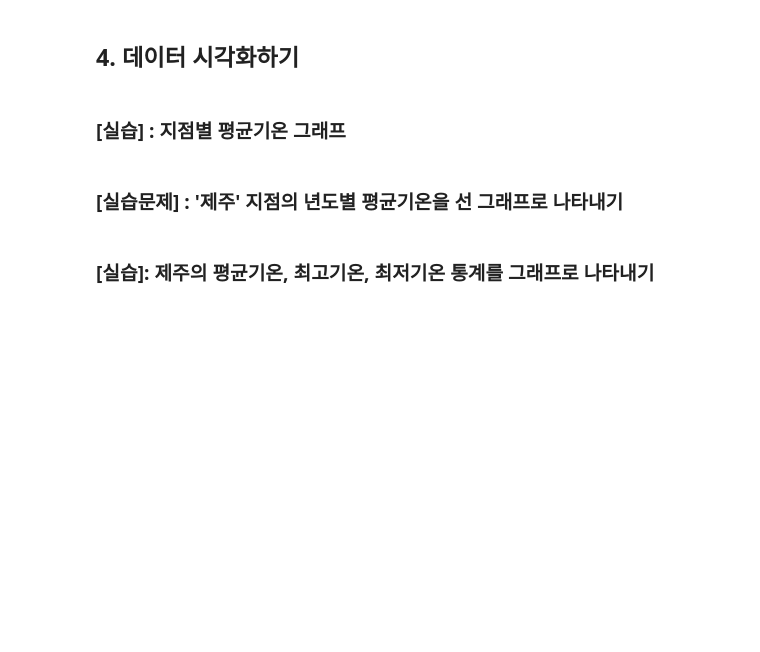
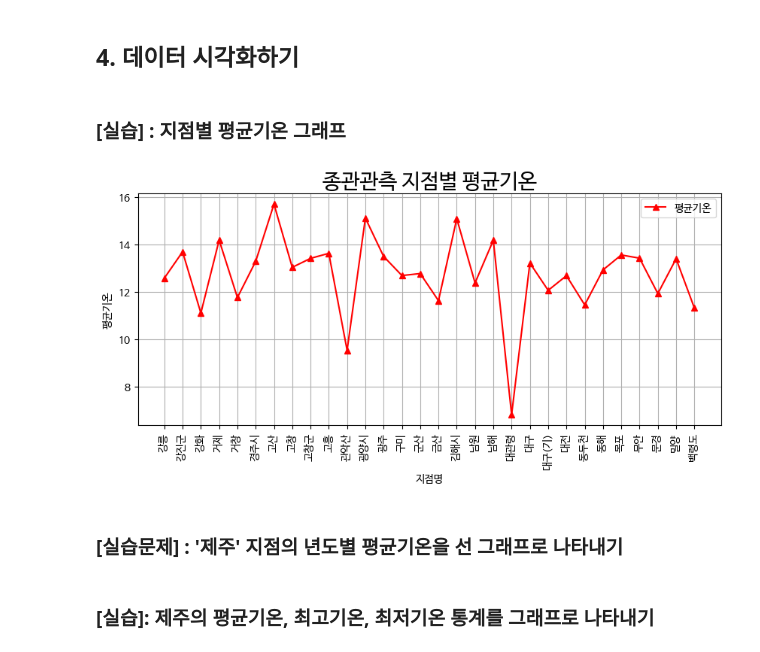
Before and after one commit to furewing/dataAnalysis, a Jupyter notebook: 2_데이터분석_03_공공데이터_기상청날씨_배포.ipynb, the cells around one changed output. Drawn from its saved outputs; the diff is of its cells as text; code cells hidden in the pictures; blank space fills up the shorter version.

```diff
--- a/2_데이터분석_03_공공데이터_기상청날씨_배포.ipynb
+++ b/2_데이터분석_03_공공데이터_기상청날씨_배포.ipynb
@@ -616,34 +751,37 @@ df.to_csv(outfile, encoding='cp949', mode='w', index=True)
 # %%
 import pandas as pd
 import matplotlib.pyplot as plt
 
 # 한글,그래프크기
-plt.rcParams['font.family'] = 'Malgun Gothic'
+#plt.rcParams['font.family'] = 'Malgun Gothic'
 plt.rcParams['figure.figsize'] = (10, 4)
 plt.rcParams['axes.unicode_minus']
+plt.rc('font', family='NanumBarunGothic')  # 코랩 폰트
 
 # 1.데이터 불러오기
-file = 'data/OBS_ASOS_MNH_20240408173612.csv'
+file = './OBS_ASOS_MNH_20240423121211.csv'
 df = pd.read_csv(file, encoding='cp949')
 df
 
 # 2.컬럼명 지정
 df.columns = ['지점', '지점명', '일시', '평균기온', '최고기온', '최저기온',
               '평균현지기압','평균상대습도', '월합강수량', '평균풍',
               '일조시간','최심적설']
 df['년도'] = df.일시.str[0:4]
 df.head(2)
 
 # 3.지점별 평균 구하기(지점 30개만 추출)
 df_ = df.groupby('지점명').aggregate({'평균기온':'mean'}).head(30)
 
-plt.plot(df_, '^', linestyle='solid', c='red', label='평균기온')
+plt.plot(df_, marker='^', linestyle='solid', c='red', label='평균기온')
 plt.xticks(rotation=90)
 plt.title('종관관측 지점별 평균기온', fontsize=20)
 plt.xlabel('지점명'); plt.ylabel('평균기온');
 plt.legend(); plt.grid();
 plt.savefig('./지점별그래프.png')
 plt.show()
+# %% [output]
+[figure, added]
 # %% [markdown]
 ### [실습문제] : '제주' 지점의 년도별 평균기온을  선 그래프로 나타내기
 # %%
```
Also changed, not shown: parts of 36 cells of this notebook.
